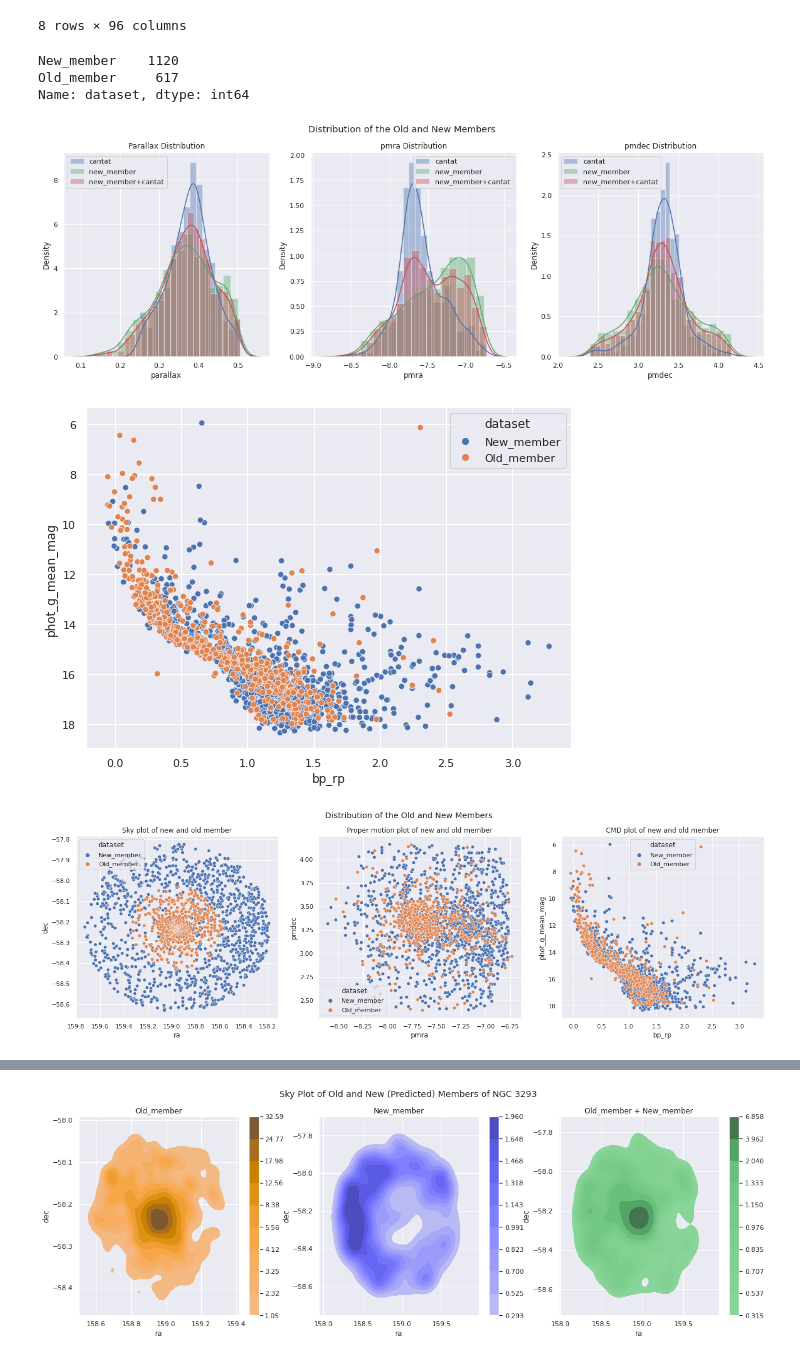
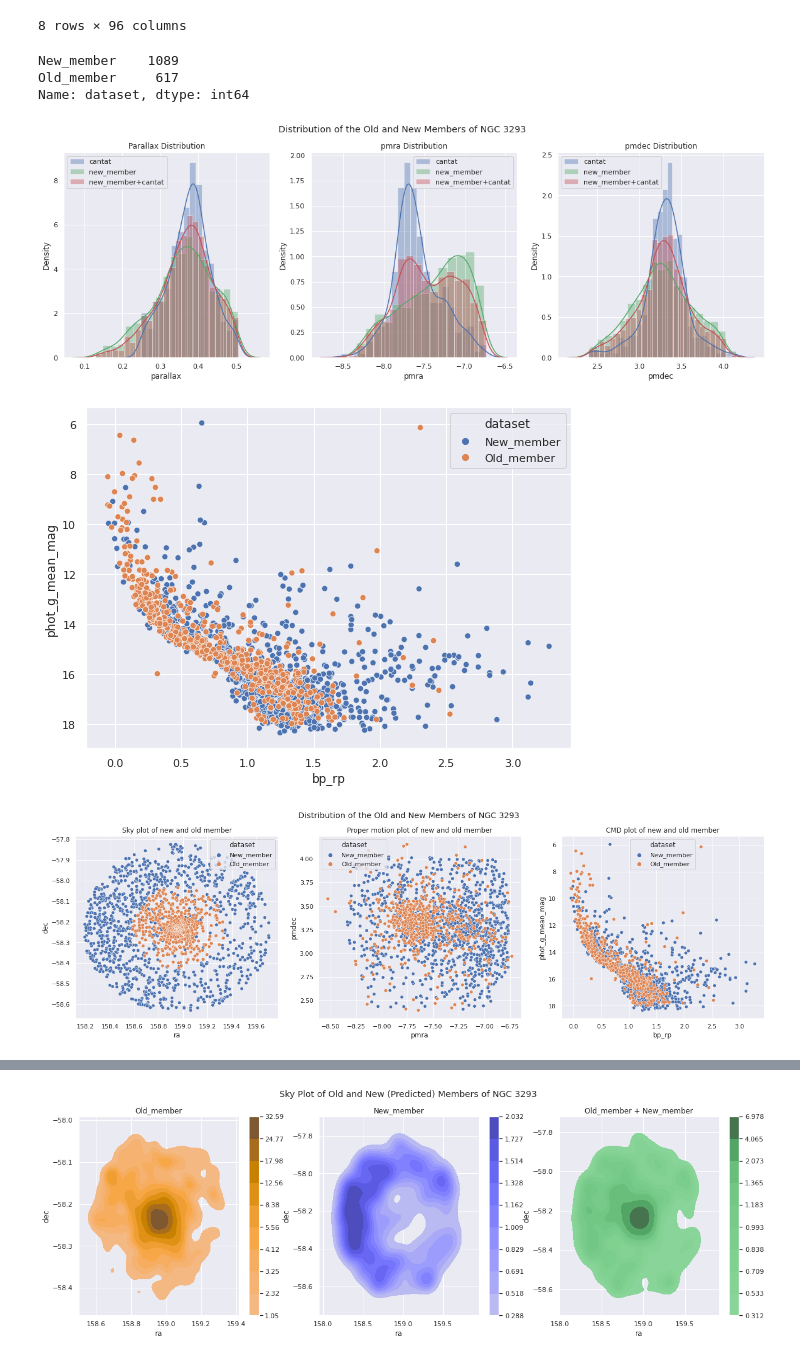
Before and after one commit to mahmud-nobe/Cluster-Membership, a Jupyter notebook: NGC_3293/NGC_3293_version_4.ipynb, the cells around one changed output, grey strips where cells are left out. Drawn from its saved outputs; the diff is of its cells as text; code cells hidden in the pictures.

Commit message:
pmra/dec filter (error < 0.3)

```diff
--- a/NGC_3293/NGC_3293_version_4.ipynb
+++ b/NGC_3293/NGC_3293_version_4.ipynb
@@ -87,7 +98,7 @@ all_stars['pmdec_over_error'] = abs(all_stars['pmdec']/all_stars['pmdec_error'])
 # %%
 all_stars_filtered = all_stars[all_stars['parallax_over_error'] > 3]
 # %%
-all_stars_filtered = all_stars_filtered[(all_stars_filtered['pmdec_over_error'] > 3) & (all_stars_filtered['pmra_over_error'] > 3)]
+all_stars_filtered = all_stars_filtered[(all_stars_filtered.pmra_error < 0.3) & (all_stars_filtered.pmdec_error < 0.3)]
 # %%
 all_stars_filtered.shape
 # %% [output]
@@ -766,12 +777,12 @@ member.describe()
 # %%
 concatenated.dataset.value_counts()
 # %% [output]
-New_member    1120
+New_member    1089
 Old_member     617
 Name: dataset, dtype: int64
 # %%
 fig, axes = plt.subplots(1, 3, figsize=(20,6))
-fig.suptitle('Distribution of the Old and New Members')
+fig.suptitle('Distribution of the Old and New Members of NGC 3293')
 
 
 sns.distplot(member['parallax'], color = 'b', label = 'cantat',
@@ -803,35 +814,34 @@ axes[2].legend()
 
 plt.show()
 # %% [output]
-[figure, old version]
+[figure, new version]
 # %%
 cmd = sns.scatterplot(x='bp_rp', y='phot_g_mean_mag', data=concatenated,
                 hue='dataset')
 cmd.invert_yaxis()
 # %% [output]
-[figure, old version]
+[figure, new version]
 # %%
 fig, axes = plt.subplots(1, 3, figsize=(22,6))
-fig.suptitle('Distribution of the Old and New Members')
+fig.suptitle('Distribution of the Old and New Members of NGC 3293')
 
 skyplot = sns.scatterplot(x='ra', y='dec', data=concatenated,
                 hue='dataset', ax=axes[0])
-skyplot.invert_xaxis()
 axes[0].set_title('Sky plot of new and old member')
 
 # proper motion plot
 sns.scatterplot(x='pmra', y='pmdec', data=concatenated,
                 hue='dataset', ax=axes[1])
 axes[1].set_title('Proper motion plot of new and old member')
 
 cmd = sns.scatterplot(x='bp_rp', y='phot_g_mean_mag', data=concatenated,
                 hue='dataset', ax = axes[2])
 cmd.invert_yaxis()
 axes[2].set_title('CMD plot of new and old member')
 
 plt.show()
 # %% [output]
-[figure, old version]
+[figure, new version]
 # %%
 # parallax vs PMemb plot
 sns.scatterplot(x = 'parallax', y = 'PMemb',  hue = 'dataset',
```
Also changed, not shown: parts of 32 cells of this notebook.
